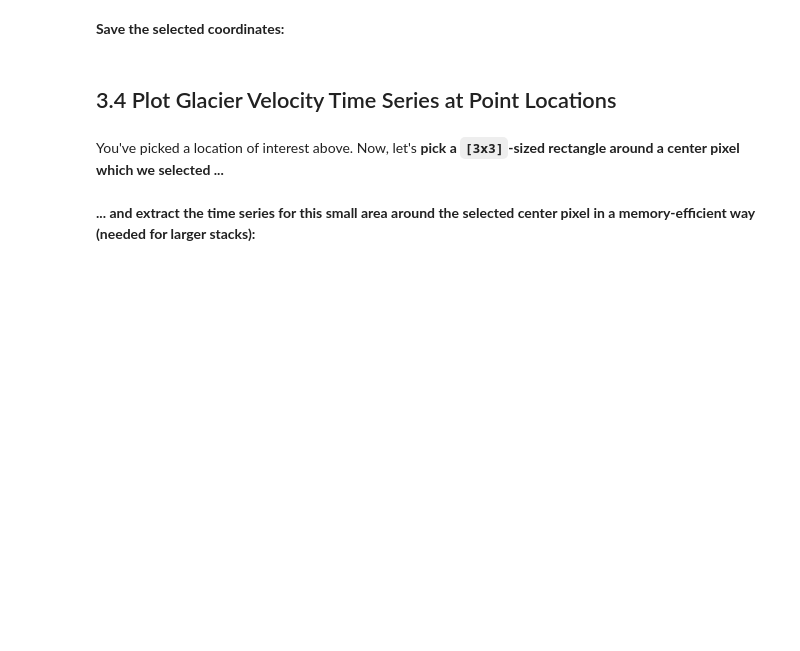
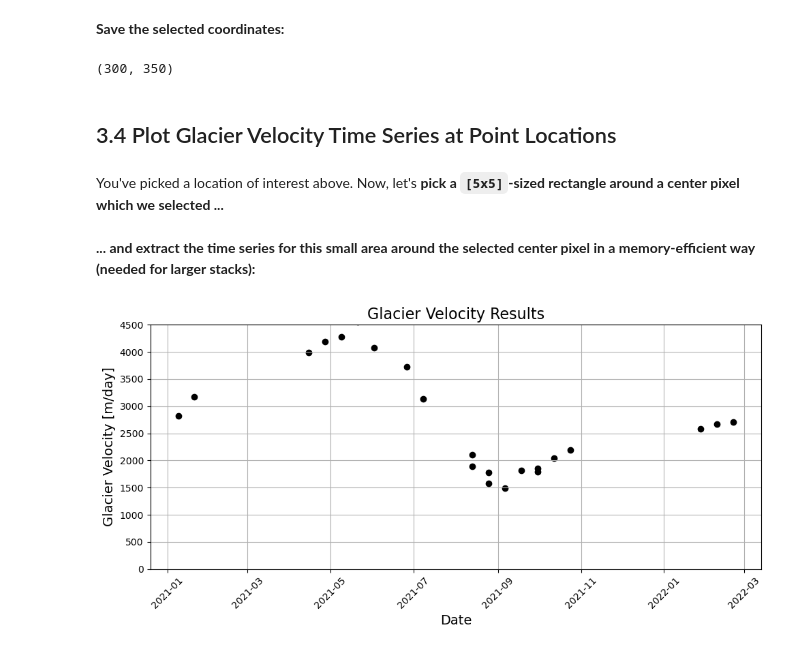
Before and after one commit to forrestfwilliams/autorift_notebook, a Jupyter notebook: autorift.ipynb, the cells around one changed output. Cells and saved outputs as stored; diff of their text form; code cells hidden in the pictures; blank space fills up the shorter version.

````diff
--- a/autorift.ipynb
+++ b/autorift.ipynb
@@ -258,7 +266,7 @@ for jacqdate, acqdate in enumerate(time_index):
 # %% [markdown]
 Now we <b>read the data</b> and mask out values associated with bad matches.
 # %%
-rasterstack_masked, _, _ = load_gdal(raster_path,band=None)
+rasterstack_masked = np.ma.stack([load_gdal(x)[0] for x in tiff_paths])
 rasterstack_masked = np.rot90(rasterstack_masked, k=1, axes=(1,2))
 # %% [markdown]
 ## 3.3 Visualize Mean Glacier Velocity and Enable Extracting of Pixel-by-Pixel Velocity Time Series Extraction
@@ -330,33 +340,40 @@ my_plot = pixelPicker(temporal_mean, fig_xsize, fig_ysize)
 # %% [markdown]
 **Save the selected coordinates:**
 # %%
-sarloc = (int(np.ceil(my_plot.x)), int(np.ceil(my_plot.y)))
+if (my_plot.x == None) | (my_plot.y == None):
+    sarloc = (300,350)
+else:
+    sarloc = (int(np.ceil(my_plot.x)), int(np.ceil(my_plot.y)))
 print(sarloc)
+# %% [output]
+(300, 350)
 # %% [markdown]
 ## 3.4 Plot Glacier Velocity Time Series at Point Locations
 # %% [markdown]
-You've picked a location of interest above. Now, let's **pick a ```[3x3]```-sized rectangle around a center pixel which we selected ...**
+You've picked a location of interest above. Now, let's **pick a ```[5x5]```-sized rectangle around a center pixel which we selected ...**
 # %%
-extent = (3, 3) # choose a 3 by 3 rectangle
+extent = (5, 5) # choose a 5 by 5 rectangle
 bounds = np.s_[:, sarloc[1]:sarloc[1]+extent[1], sarloc[0]:sarloc[0]+extent[0]]
 # %% [markdown]
 **... and extract the time series for this small area around the selected center pixel in a memory-efficient way (needed for larger stacks):**
 # %%
 %matplotlib inline
 import matplotlib.pyplot as plt
 
 plt.rcParams['xtick.labelsize'] = 10
 plt.rcParams['ytick.labelsize'] = 10
 
 subset = rasterstack_masked[bounds]
-bs_aggregated = np.nanmean(subset,axis=(1,2))
+aggregated = np.nanmean(subset,axis=(1,2))
 
 fig, ax = plt.subplots(1, 1, figsize=(10, 5))
 plt.title('Glacier Velocity Results', fontsize=16)
-ax.scatter(time_index, bs_aggregated, color='k', marker='o')
+ax.scatter(time_index[~aggregated.mask], aggregated[~aggregated.mask], color='k', marker='o')
 ax.set_xlabel('Date', fontsize=14)
 ax.set_ylabel('Glacier Velocity [m/day]', fontsize=14)
 plt.xticks(rotation = 45)
 ax.set_ylim([0, 4500])
 plt.grid()
 fig.tight_layout()
+# %% [output]
+[figure, added]
````
Also changed, not shown: parts of 6 cells of this notebook, 2 other files.
